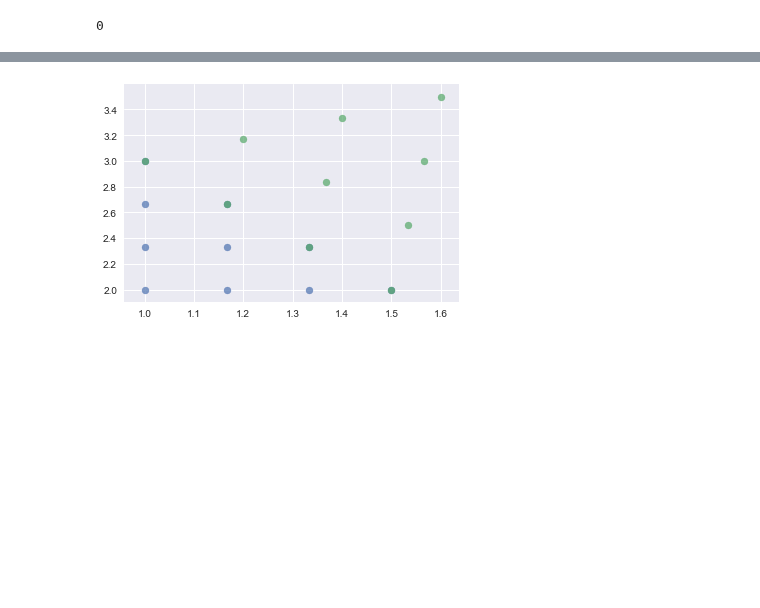
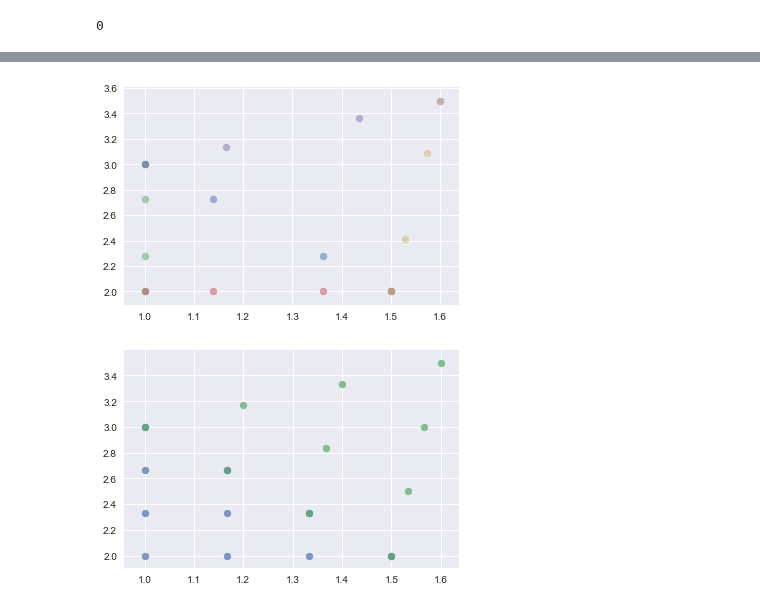
Before and after one commit to CorbinFoucart/FEMexperiment, a Jupyter notebook: codes/tutorial/2D_FEM_problem_discretization.ipynb, the cells around one changed output, grey strips where cells are left out. Drawn from its saved outputs; the diff is of its cells as text; code cells hidden in the pictures; blank space fills up the shorter version.

```diff
--- a/codes/tutorial/2D_FEM_problem_discretization.ipynb
+++ b/codes/tutorial/2D_FEM_problem_discretization.ipynb
@@ -107,0 +125,4 @@ quads.shape[0]
+# %%
+ed = tri_mesh.edge_vertex_numbers()
+# %%
+ed_vpts = tri_mesh.edge_vertices()
@@ -108,3 +137,9 @@ quads.shape[0]
+# %%
+for ed in range(5):
+    xy = pts[:,:, ed]
+    plt.scatter(xy[:,0], xy[:,1], alpha=0.5)
+# %% [output]
+[figure, added]
 # %%
 dofh = DOFH.HDG_dofh(n=p, mesh=tri_mesh, master_elms=[master_tri], master_eds=[master_edge])
 for elm in range(dofh.n_elm):
```
Also changed, not shown: parts of 4 cells of this notebook, 7 other files.
